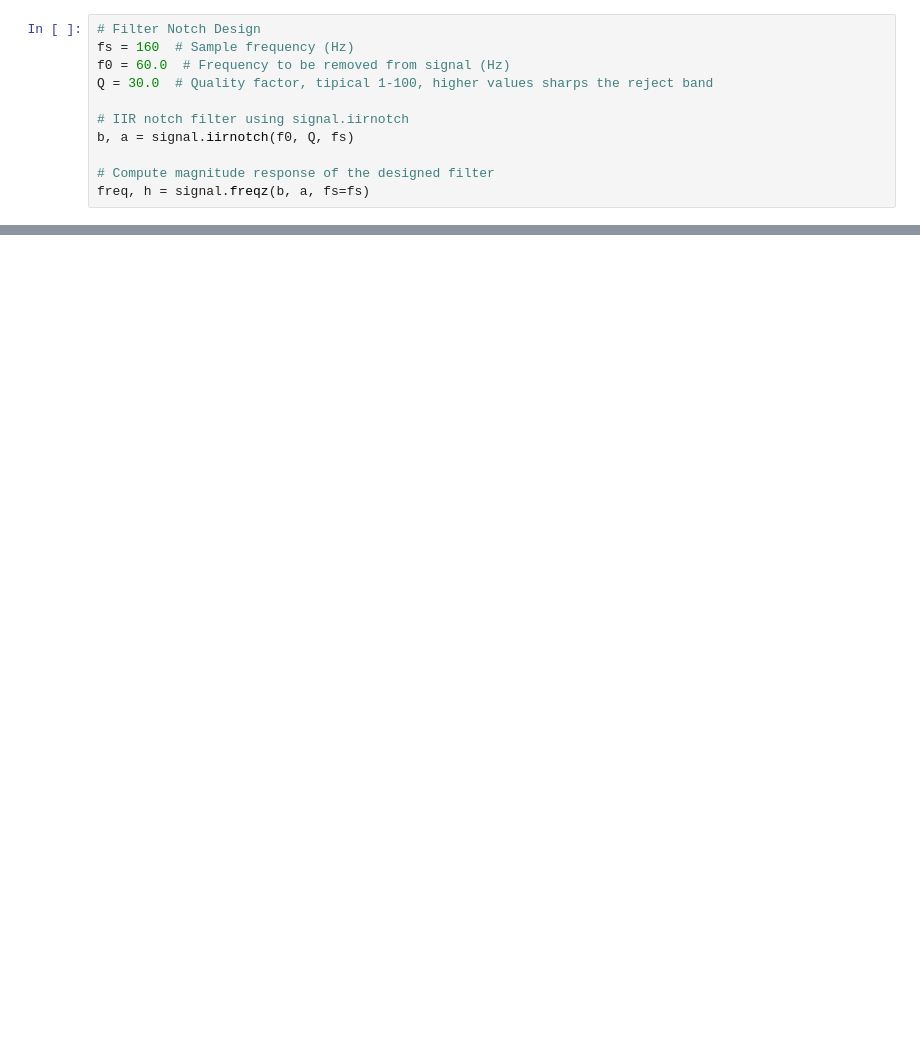
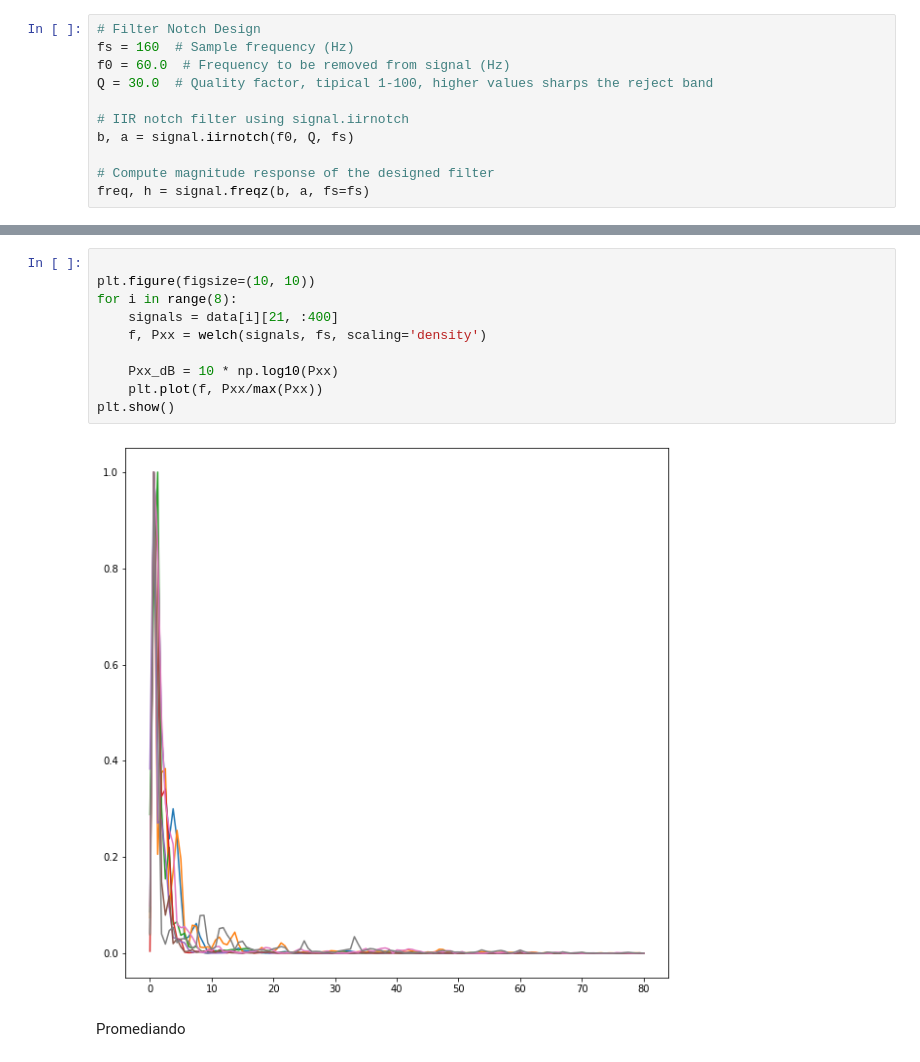
Before and after one commit to agmedinaz/tandil, a Jupyter notebook: analysis_v2.ipynb, the cells around one changed output, grey strips where cells are left out. Saved outputs shown, nothing was run; the diff lists cells and outputs as text; blank space fills up the shorter version.

```diff
--- a/analysis_v2.ipynb
+++ b/analysis_v2.ipynb
@@ -135,0 +174,14 @@ plt.axvline(x=400, color = 'r')
+# %%
+
+plt.figure(figsize=(10, 10))
+for i in range(8):
+	signals = data[i][21, :400]
+	f, Pxx = welch(signals, fs, scaling='density')
+
+	Pxx_dB = 10 * np.log10(Pxx)
+	plt.plot(f, Pxx/max(Pxx))
+plt.show()
+# %% [output]
+[figure, added]
+# %% [markdown]
+Promediando
```
Also changed, not shown: parts of 29 cells of this notebook, 2 other files.
